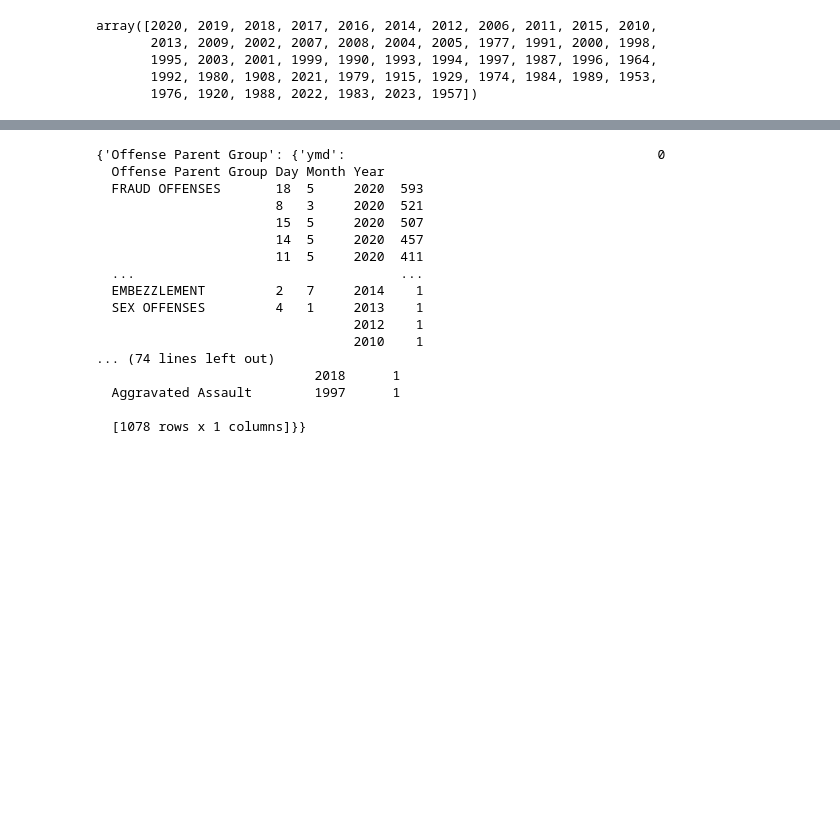
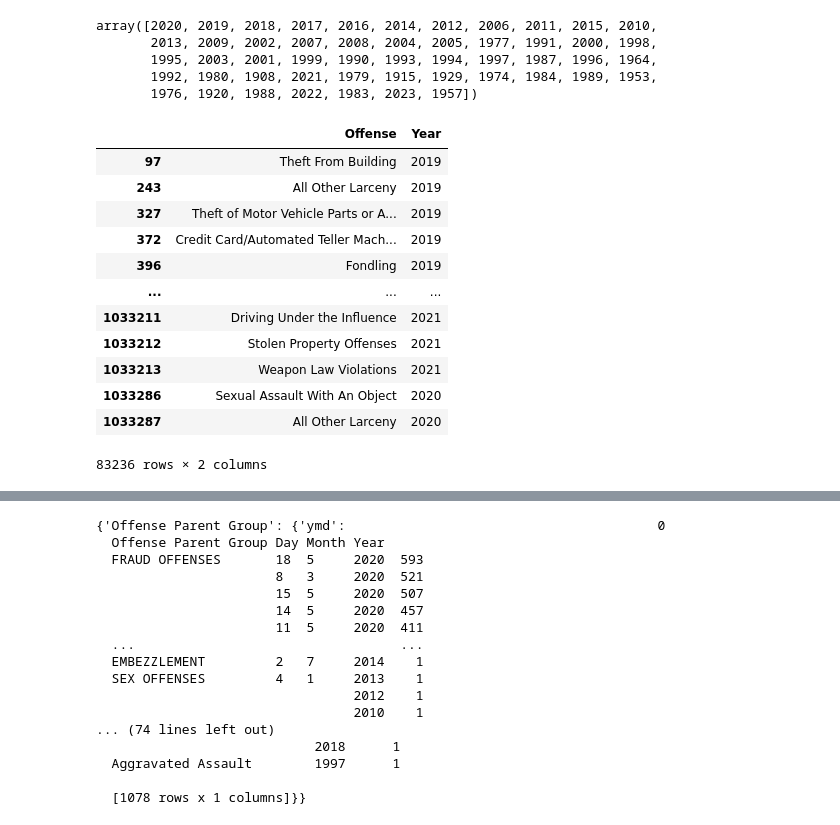
Before and after one commit to Aleph-Null-123/2023-Datathon-Project, a Jupyter notebook: notebooks/linearregression.ipynb, the cells around one changed output, grey strips where cells are left out. Cells and saved outputs as stored; diff of their text form; code cells hidden in the pictures; blank space fills up the shorter version.

```diff
--- a/notebooks/linearregression.ipynb
+++ b/notebooks/linearregression.ipynb
@@ -81,3 +135,19 @@ def one_param(category):
+# %%
+l[l["Month"] == m].drop(columns = ["Month"])
+# %% [output]
+|  | Offense | Year |
+| 97 | Theft From Building | 2019 |
+| 243 | All Other Larceny | 2019 |
+| 327 | Theft of Motor Vehicle Parts or A... | 2019 |
+| 372 | Credit Card/Automated Teller Mach... | 2019 |
+| 396 | Fondling | 2019 |
+| ... | ... | ... |
+| 1033211 | Driving Under the Influence | 2021 |
+| 1033212 | Stolen Property Offenses | 2021 |
+| 1033213 | Weapon Law Violations | 2021 |
+| 1033286 | Sexual Assault With An Object | 2020 |
+| 1033287 | All Other Larceny | 2020 |
+83236 rows × 2 columns
 # %%
 one_param("Offense")
 # %% [output]
```
Also changed, not shown: parts of 22 cells of this notebook.
